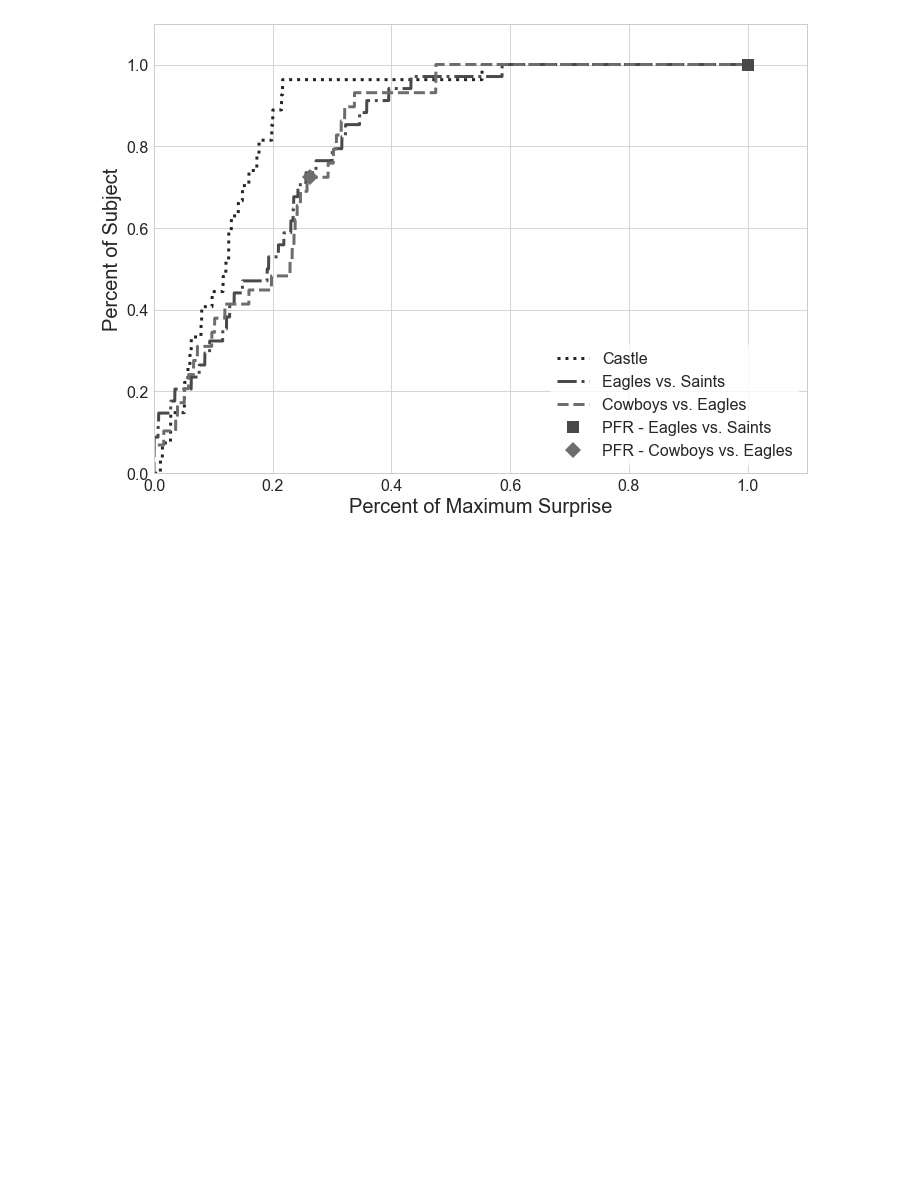
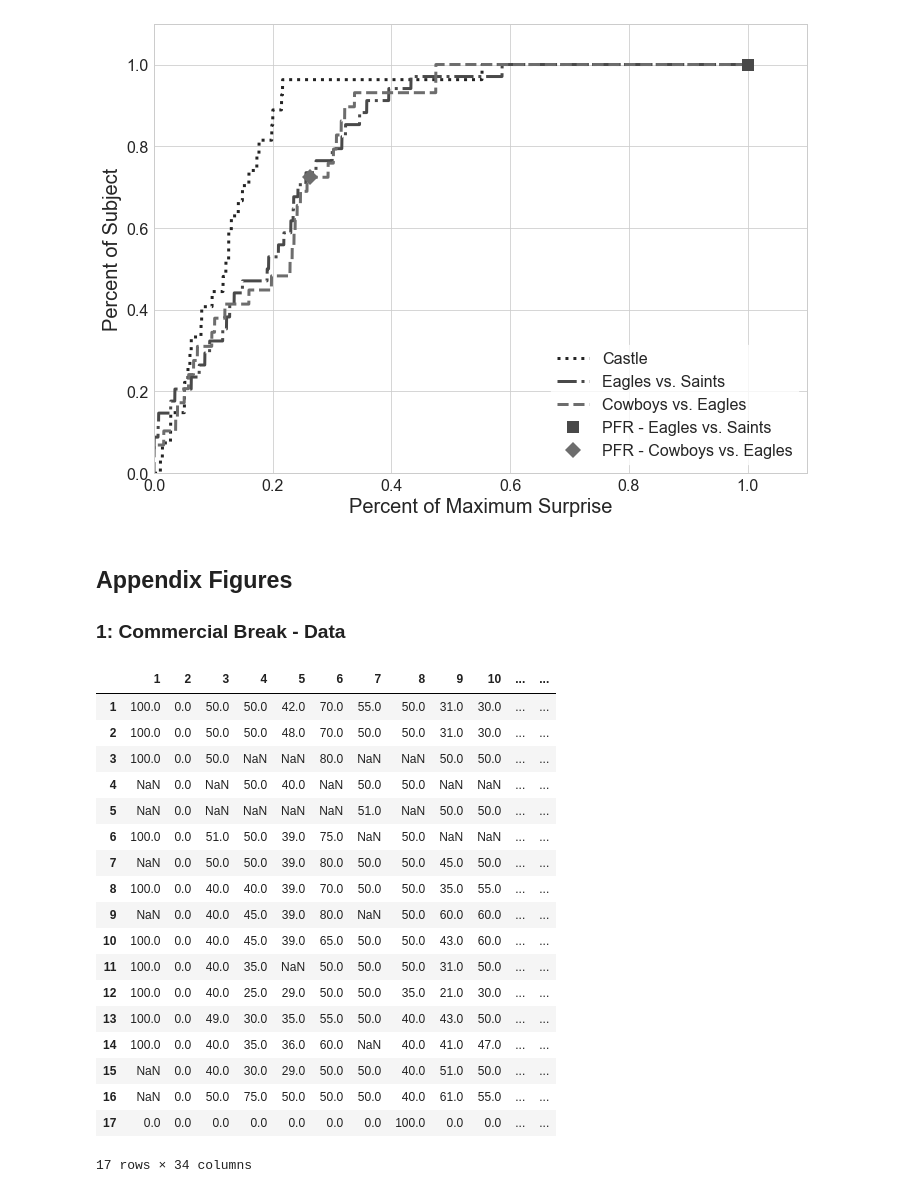
Before and after one commit to cesslab/Experiment-SuspenseAndSurprise, a Jupyter notebook: SchotterKesslerMcClellan_SuspenseAndSurprise.ipynb, the cells around one changed output. Saved outputs shown, nothing was run; the diff lists cells and outputs as text; code cells hidden in the pictures; blank space fills up the shorter version.

```diff
--- a/SchotterKesslerMcClellan_SuspenseAndSurprise.ipynb
+++ b/SchotterKesslerMcClellan_SuspenseAndSurprise.ipynb
@@ -326,3 +349,31 @@ frame.set_facecolor('white')
 frame.set_edgecolor('white')
 # %% [output]
 [figure]
+# %% [markdown]
+## Appendix Figures
+### 1: Commercial Break - Data
+# %%
+appendix1 = pd.read_csv('data/appendix_1.csv')
+appendix1.index = range(1, len(appendix1) + 1)
+appendix1 = appendix1.transpose()
+appendix1
+# %% [output]
+|  | 1 | 2 | 3 | 4 | 5 | 6 | 7 | 8 | 9 | 10 | ... | ... |
+| 1 | 100.0 | 0.0 | 50.0 | 50.0 | 42.0 | 70.0 | 55.0 | 50.0 | 31.0 | 30.0 | ... | ... |
+| 2 | 100.0 | 0.0 | 50.0 | 50.0 | 48.0 | 70.0 | 50.0 | 50.0 | 31.0 | 30.0 | ... | ... |
+| 3 | 100.0 | 0.0 | 50.0 | NaN | NaN | 80.0 | NaN | NaN | 50.0 | 50.0 | ... | ... |
+| 4 | NaN | 0.0 | NaN | 50.0 | 40.0 | NaN | 50.0 | 50.0 | NaN | NaN | ... | ... |
+| 5 | NaN | 0.0 | NaN | NaN | NaN | NaN | 51.0 | NaN | 50.0 | 50.0 | ... | ... |
+| 6 | 100.0 | 0.0 | 51.0 | 50.0 | 39.0 | 75.0 | NaN | 50.0 | NaN | NaN | ... | ... |
+| 7 | NaN | 0.0 | 50.0 | 50.0 | 39.0 | 80.0 | 50.0 | 50.0 | 45.0 | 50.0 | ... | ... |
+| 8 | 100.0 | 0.0 | 40.0 | 40.0 | 39.0 | 70.0 | 50.0 | 50.0 | 35.0 | 55.0 | ... | ... |
+| 9 | NaN | 0.0 | 40.0 | 45.0 | 39.0 | 80.0 | NaN | 50.0 | 60.0 | 60.0 | ... | ... |
+| 10 | 100.0 | 0.0 | 40.0 | 45.0 | 39.0 | 65.0 | 50.0 | 50.0 | 43.0 | 60.0 | ... | ... |
+| 11 | 100.0 | 0.0 | 40.0 | 35.0 | NaN | 50.0 | 50.0 | 50.0 | 31.0 | 50.0 | ... | ... |
+| 12 | 100.0 | 0.0 | 40.0 | 25.0 | 29.0 | 50.0 | 50.0 | 35.0 | 21.0 | 30.0 | ... | ... |
+| 13 | 100.0 | 0.0 | 49.0 | 30.0 | 35.0 | 55.0 | 50.0 | 40.0 | 43.0 | 50.0 | ... | ... |
+| 14 | 100.0 | 0.0 | 40.0 | 35.0 | 36.0 | 60.0 | NaN | 40.0 | 41.0 | 47.0 | ... | ... |
+| 15 | NaN | 0.0 | 40.0 | 30.0 | 29.0 | 50.0 | 50.0 | 40.0 | 51.0 | 50.0 | ... | ... |
+| 16 | NaN | 0.0 | 50.0 | 75.0 | 50.0 | 50.0 | 50.0 | 40.0 | 61.0 | 55.0 | ... | ... |
+| 17 | 0.0 | 0.0 | 0.0 | 0.0 | 0.0 | 0.0 | 0.0 | 100.0 | 0.0 | 0.0 | ... | ... |
+17 rows × 34 columns
```
Also changed, not shown: parts of 9 cells of this notebook.
